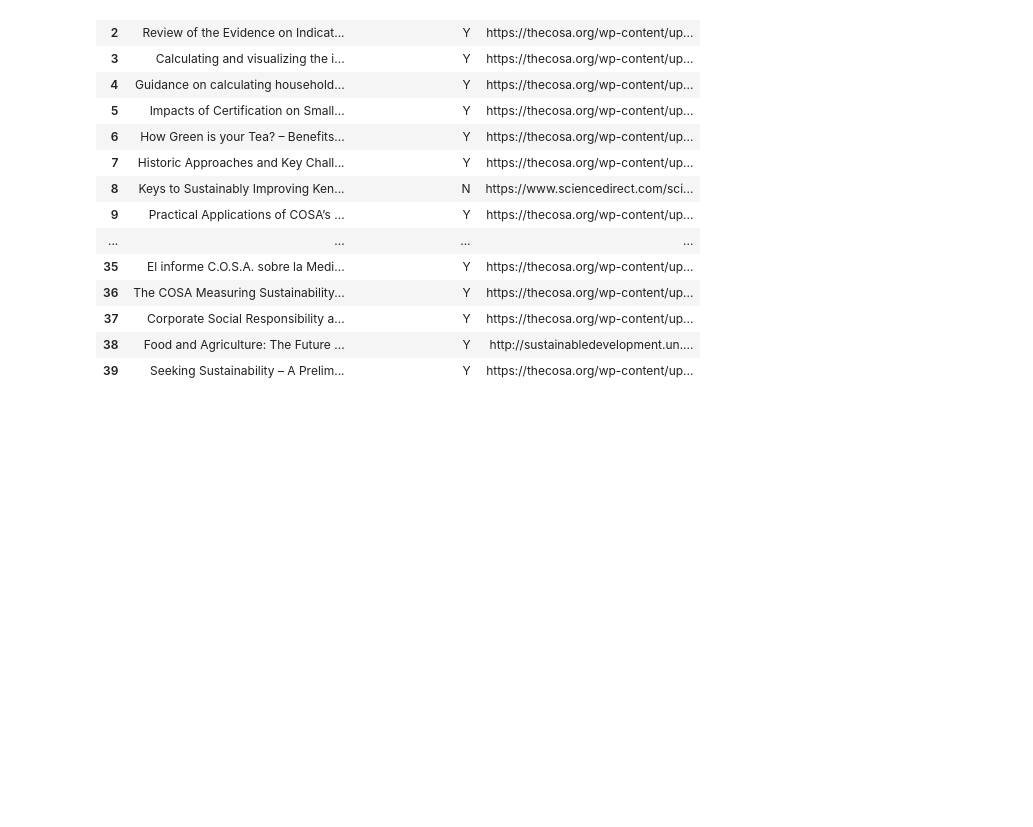
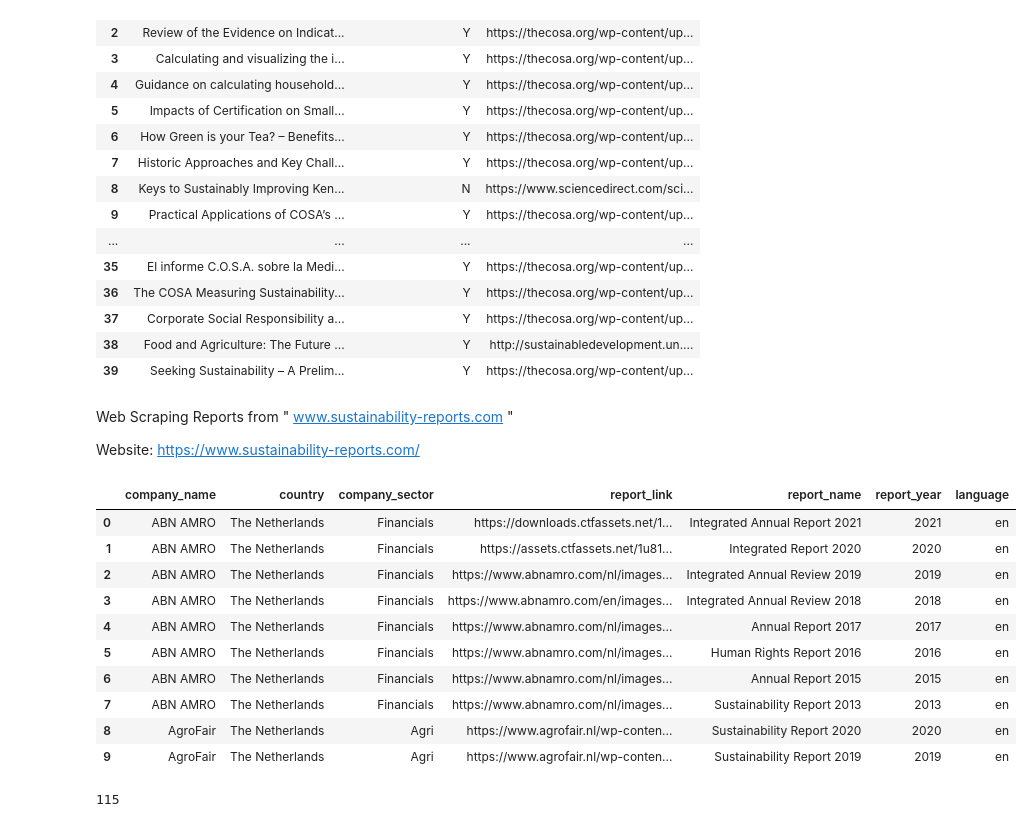
Before and after one commit to stmulugheta/Introduction-to-Web-Scraping, a Jupyter notebook: COSA-Publications_WebScraping.ipynb, the cells around one changed output. Drawn from its saved outputs; the diff is of its cells as text; code cells hidden in the pictures; blank space fills up the shorter version.

```diff
--- a/COSA-Publications_WebScraping.ipynb
+++ b/COSA-Publications_WebScraping.ipynb
@@ -80,5 +82,67 @@ pulications
 | 37 | Corporate Social Responsibility a... | Y | https://thecosa.org/wp-content/up... |
 | 38 | Food and Agriculture: The Future ... | Y | http://sustainabledevelopment.un.... |
 | 39 | Seeking Sustainability – A Prelim... | Y | https://thecosa.org/wp-content/up... |
+# %% [markdown]
+Web Scraping Reports from " www.sustainability-reports.com "
+
+Website: https://www.sustainability-reports.com/
 # %%
 pulications.to_csv('publications.csv',index=False)
+# %%
+df=pd.DataFrame(columns=['company_name' , 'country', 'company_sector', 'report_link', 'report_name', 'report_year', 'language'])
+URL= "https://www.sustainability-reports.com/annual-reports/"
+html_text = requests.get(URL).text
+soup = BeautifulSoup(html_text, 'html.parser')
+company = soup.find_all("div", class_="col col1")
+#print(company)
+i=0
+for a in company:
+  x=a.find("a", href=True)
+  company_data_link = x['href']
+  company_name = x.text
+  #print(company_name)
+  company_data=requests.get(company_data_link).text
+  company_data_soup = BeautifulSoup(company_data, 'html.parser')
+  report_data=company_data_soup.find_all("div", class_="col col1")
+  company_sector = report_data[0].text.split('\t')[2]
+  cntry = report_data[0].text.split('\t')[3]
+  country = cntry.split(':')[1]
+  #print(country)
+  for a in report_data[1:]:
+    x = a.find('a', href=True)
+    y = a.find('img')
+    report_year=a.find('h2').text
+    report_language = y.attrs['src'].split('/')[-1]
+
+    # extract pdf reports in english
+    if report_language=="gb.png" and  x['href'].split('.')[-1]=="pdf":
+      language = 'en'
+      report_link = x['href']
+      report_name = x.text
+      to_append = [company_name , country, company_sector, report_link, report_name, report_year, language]
+      print(i,'  :  ',to_append)
+      df.loc[len(df)] = to_append
+      i=i+1
+
+  """
+  # Checking for 1 loop
+  if i>1:
+    break"""
+# %%
+df.head(10)
+# %% [output]
+|  | company_name | country | company_sector | report_link | report_name | report_year | language |
+| 0 | ABN AMRO | The Netherlands | Financials | https://downloads.ctfassets.net/1... | Integrated Annual Report 2021 | 2021 | en |
+| 1 | ABN AMRO | The Netherlands | Financials | https://assets.ctfassets.net/1u81... | Integrated Report 2020 | 2020 | en |
+| 2 | ABN AMRO | The Netherlands | Financials | https://www.abnamro.com/nl/images... | Integrated Annual Review 2019 | 2019 | en |
+| 3 | ABN AMRO | The Netherlands | Financials | https://www.abnamro.com/en/images... | Integrated Annual Review 2018 | 2018 | en |
+| 4 | ABN AMRO | The Netherlands | Financials | https://www.abnamro.com/nl/images... | Annual Report 2017 | 2017 | en |
+| 5 | ABN AMRO | The Netherlands | Financials | https://www.abnamro.com/nl/images... | Human Rights Report 2016 | 2016 | en |
+| 6 | ABN AMRO | The Netherlands | Financials | https://www.abnamro.com/nl/images... | Annual Report 2015 | 2015 | en |
+| 7 | ABN AMRO | The Netherlands | Financials | https://www.abnamro.com/nl/images... | Sustainability Report 2013 | 2013 | en |
+| 8 | AgroFair | The Netherlands | Agri | https://www.agrofair.nl/wp-conten... | Sustainability Report 2020 | 2020 | en |
+| 9 | AgroFair | The Netherlands | Agri | https://www.agrofair.nl/wp-conten... | Sustainability Report 2019 | 2019 | en |
+# %%
+len(df)
+# %% [output]
+115
```
Also changed, not shown: parts of 5 cells of this notebook.
